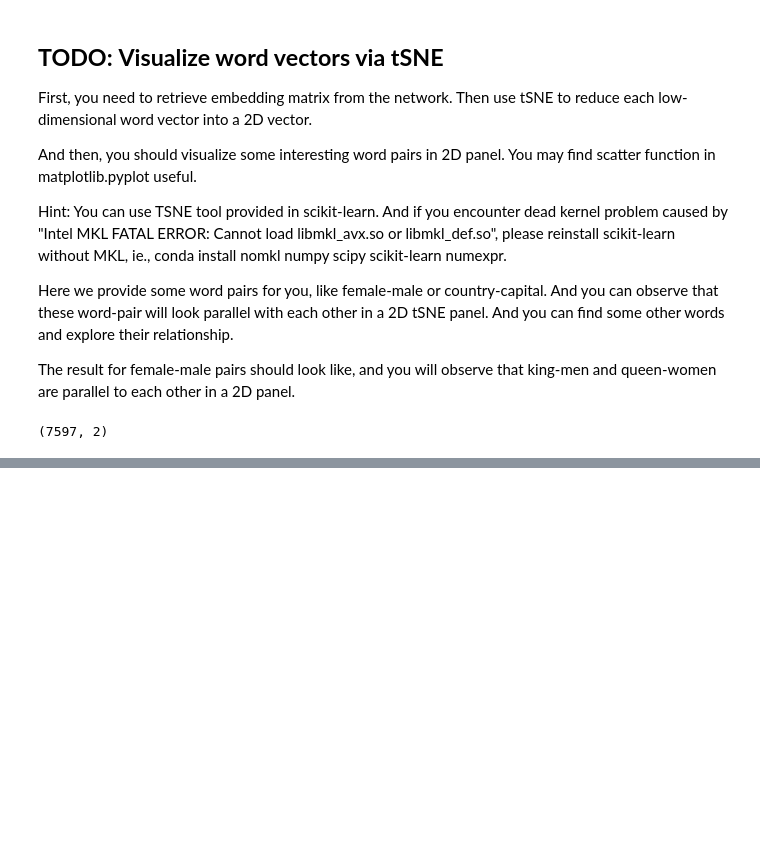
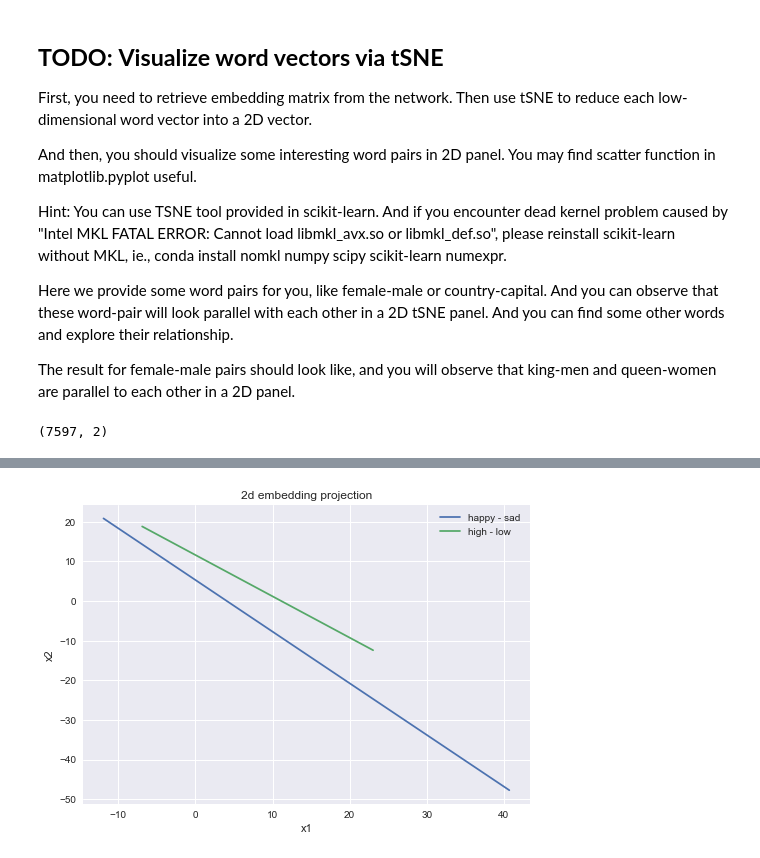
Before and after one commit to ecbme4040/e4040-2021fall-assign3-bdd2115, a Jupyter notebook: task2-rnn-applications.ipynb, the cells around one changed output, grey strips where cells are left out. Cells and saved outputs as stored; diff of their text form; code cells hidden in the pictures; blank space fills up the shorter version.

```diff
--- a/task2-rnn-applications.ipynb
+++ b/task2-rnn-applications.ipynb
@@ -307,0 +383,11 @@ plt.show()
+# %%
+# Antonyms
+plt.plot(X_embedded[np.where(vocabulary == "happy")[0][0]], X_embedded[np.where(vocabulary == "sad")[0][0]], label='happy - sad')
+plt.plot(X_embedded[np.where(vocabulary == "high")[0][0]], X_embedded[np.where(vocabulary == "low")[0][0]], label='high - low')
+plt.title('2d embedding projection')
+plt.ylabel('x2')
+plt.xlabel('x1')
+plt.legend(loc="upper right")
+plt.show()
+# %% [output]
+[figure, added]
```
Also changed, not shown: parts of 12 cells of this notebook.
